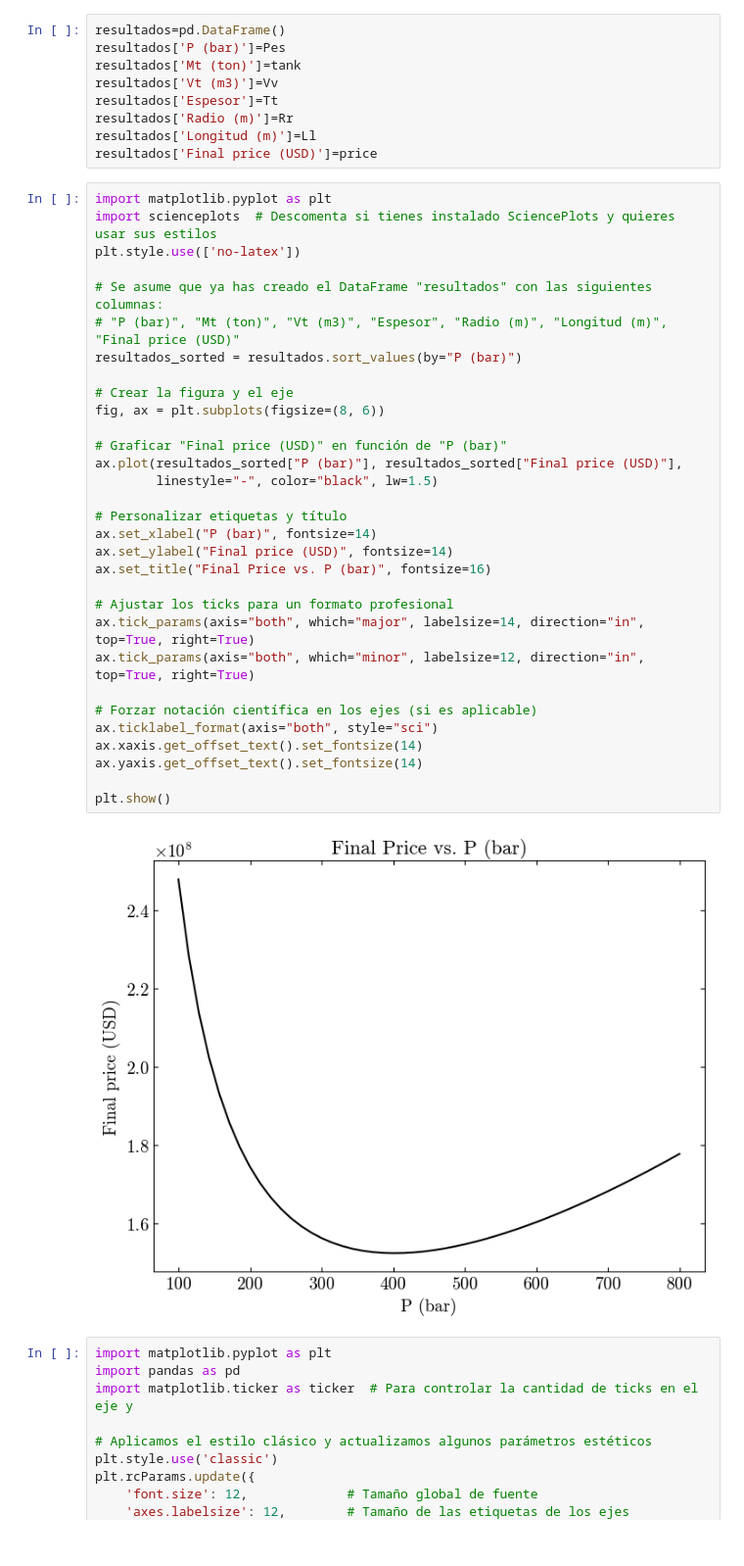
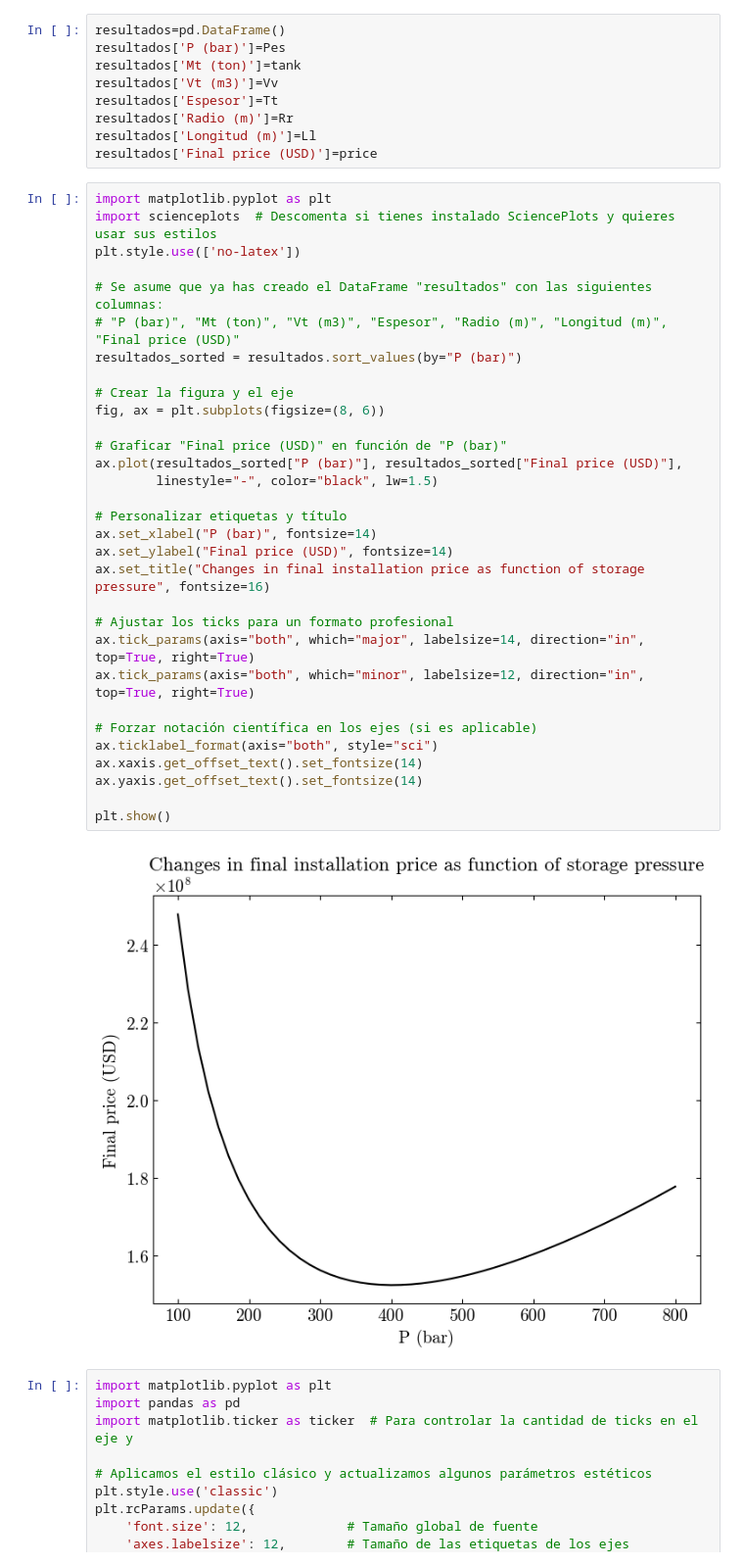
Before and after one commit to SOTO729/8vo, a Jupyter notebook: Dimensionamiento de Equipos/Tanque_tipo_I-II.ipynb, the cells around one changed output. Shown at 98% size. Cells and saved outputs as stored; diff of their text form.

```diff
--- a/Dimensionamiento de Equipos/Tanque_tipo_I-II.ipynb
+++ b/Dimensionamiento de Equipos/Tanque_tipo_I-II.ipynb
@@ -478,35 +478,35 @@ resultados['Final price (USD)']=price
 import matplotlib.pyplot as plt
 import scienceplots  # Descomenta si tienes instalado SciencePlots y quieres usar sus estilos
 plt.style.use(['no-latex'])
 
 # Se asume que ya has creado el DataFrame "resultados" con las siguientes columnas:
 # "P (bar)", "Mt (ton)", "Vt (m3)", "Espesor", "Radio (m)", "Longitud (m)", "Final price (USD)"
 resultados_sorted = resultados.sort_values(by="P (bar)")
 
 # Crear la figura y el eje
 fig, ax = plt.subplots(figsize=(8, 6))
 
 # Graficar "Final price (USD)" en función de "P (bar)"
 ax.plot(resultados_sorted["P (bar)"], resultados_sorted["Final price (USD)"],
         linestyle="-", color="black", lw=1.5)
 
 # Personalizar etiquetas y título
 ax.set_xlabel("P (bar)", fontsize=14)
 ax.set_ylabel("Final price (USD)", fontsize=14)
-ax.set_title("Final Price vs. P (bar)", fontsize=16)
+ax.set_title("Changes in final installation price as function of storage pressure", fontsize=16)
 
 # Ajustar los ticks para un formato profesional
 ax.tick_params(axis="both", which="major", labelsize=14, direction="in", top=True, right=True)
 ax.tick_params(axis="both", which="minor", labelsize=12, direction="in", top=True, right=True)
 
 # Forzar notación científica en los ejes (si es aplicable)
 ax.ticklabel_format(axis="both", style="sci")
 ax.xaxis.get_offset_text().set_fontsize(14)
 ax.yaxis.get_offset_text().set_fontsize(14)
 
 plt.show()
 # %% [output]
-[figure, old version]
+[figure, new version]
 # %%
 import matplotlib.pyplot as plt
 import pandas as pd
```
Also changed, not shown: parts of 2 cells of this notebook, 1 other file.
